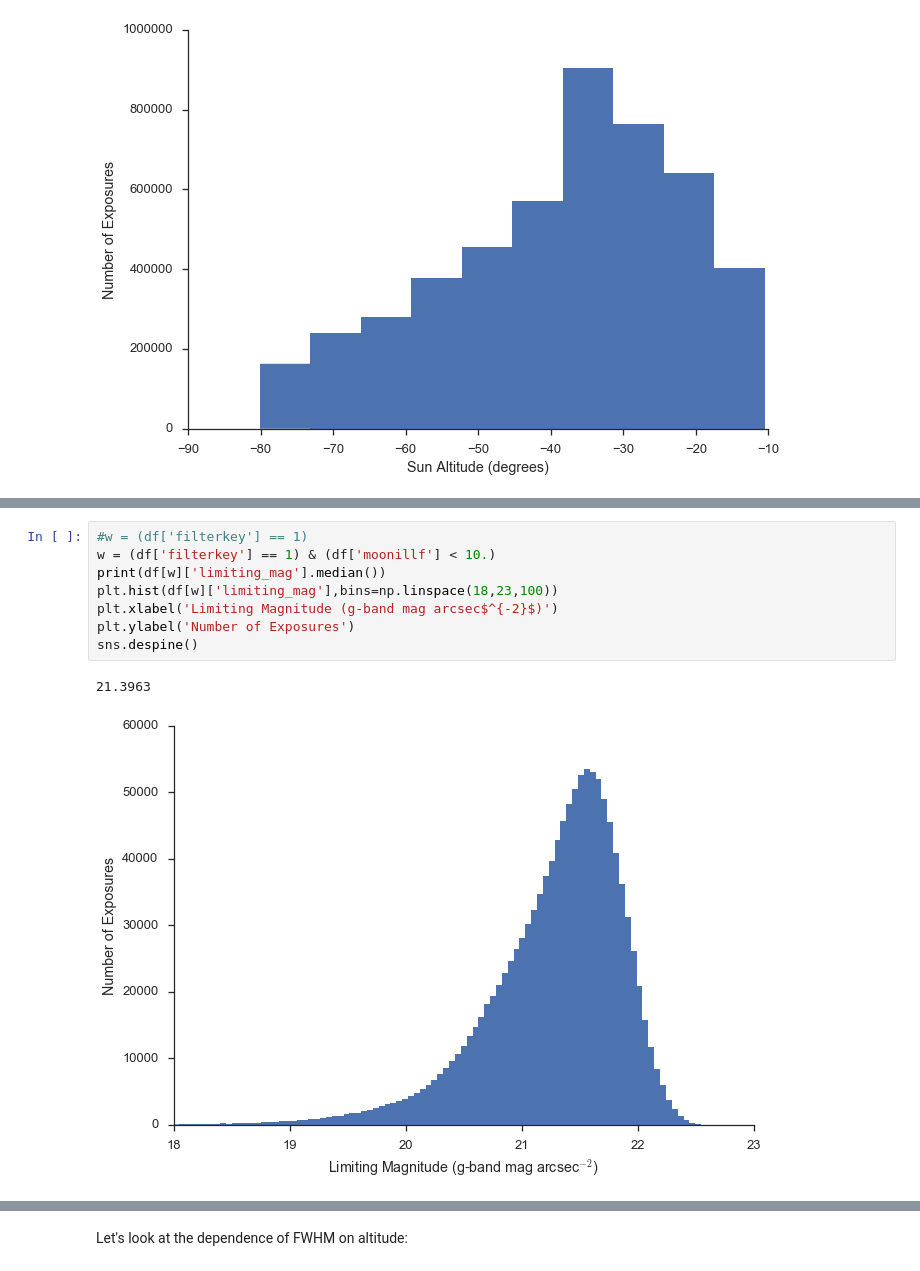
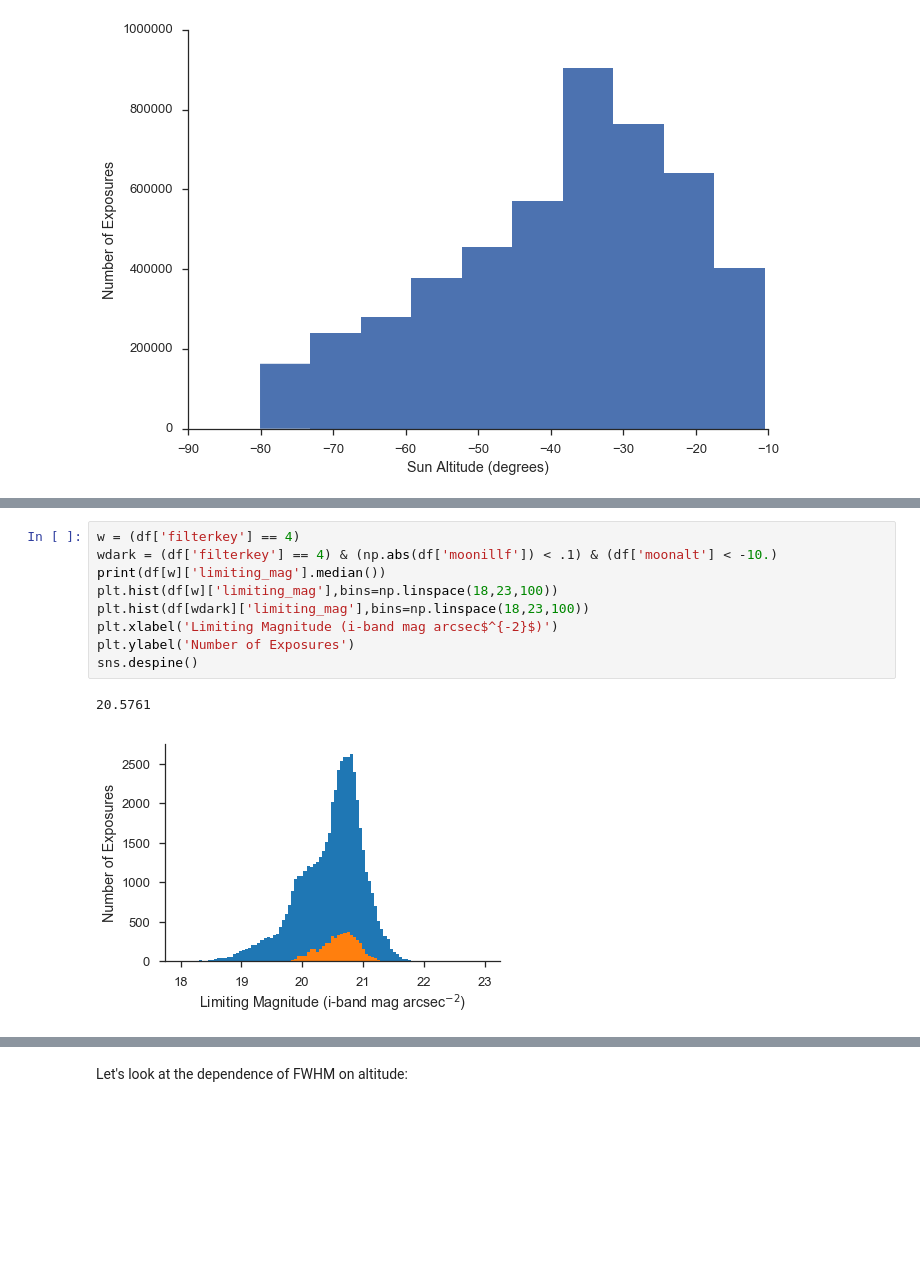
Before and after one commit to ZwickyTransientFacility/ztf_sim, a Jupyter notebook: notebooks/plot_sky_brightness_model.ipynb, the cells around one changed output, grey strips where cells are left out. Cells and saved outputs as stored; diff of their text form; blank space fills up the shorter version.

```diff
--- a/notebooks/plot_sky_brightness_model.ipynb
+++ b/notebooks/plot_sky_brightness_model.ipynb
@@ -117,11 +179,12 @@ sns.despine()
 # %%
-#w = (df['filterkey'] == 1)
-w = (df['filterkey'] == 1) & (df['moonillf'] < 10.)
+w = (df['filterkey'] == 4)
+wdark = (df['filterkey'] == 4) & (np.abs(df['moonillf']) < .1) & (df['moonalt'] < -10.)
 print(df[w]['limiting_mag'].median())
 plt.hist(df[w]['limiting_mag'],bins=np.linspace(18,23,100))
-plt.xlabel('Limiting Magnitude (g-band mag arcsec$^{-2}$)')
+plt.hist(df[wdark]['limiting_mag'],bins=np.linspace(18,23,100))
+plt.xlabel('Limiting Magnitude (i-band mag arcsec$^{-2}$)')
 plt.ylabel('Number of Exposures')
 sns.despine()
 # %% [output]
-21.3963
+20.5761
-[figure, old version]
+[figure, new version]
```
Also changed, not shown: parts of 12 cells of this notebook, 1 other file.
